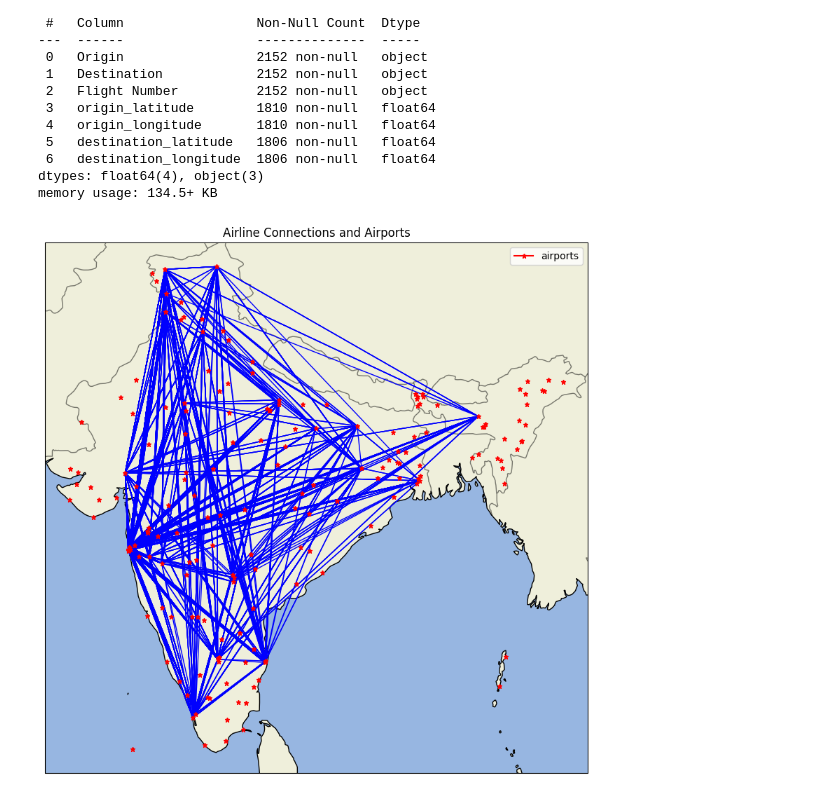
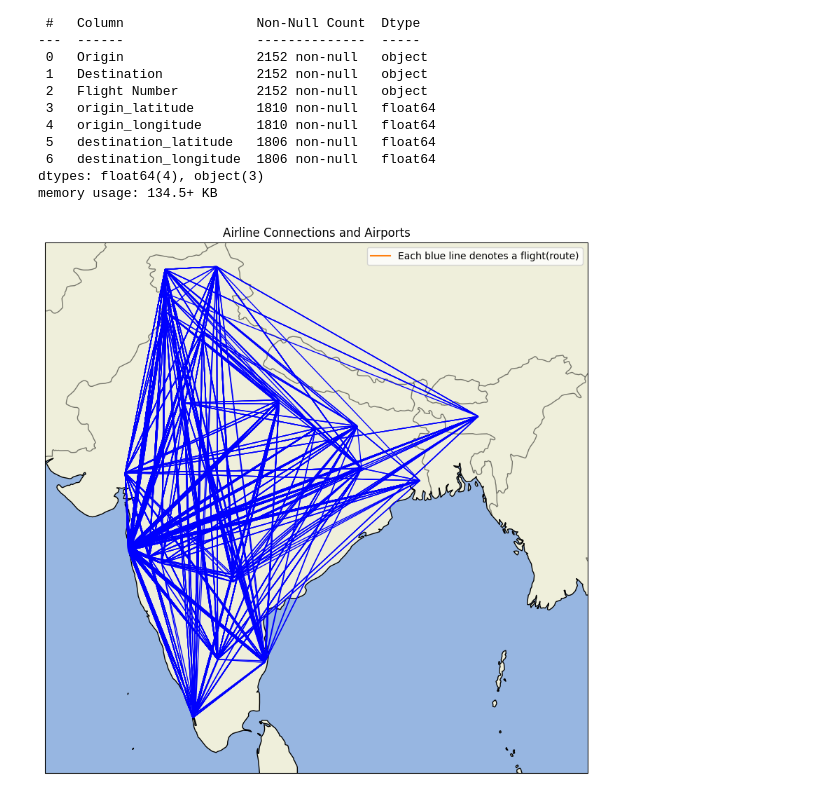
Before and after one commit to shubhamByte/Lab_Assignment_3, a Jupyter notebook: B20AI039_q2_lab_assignment3.ipynb, the cells around one changed output. Saved outputs shown, nothing was run; the diff lists cells and outputs as text; code cells hidden in the pictures.

```diff
--- a/B20AI039_q2_lab_assignment3.ipynb
+++ b/B20AI039_q2_lab_assignment3.ipynb
@@ -132,33 +132,33 @@ unique_flights_df = gpd.GeoDataFrame(unique_flights_df,
 
 # create a geopandas dataframe for the airports
 airports_df = gpd.GeoDataFrame(
     airport_cordinates, geometry=gpd.points_from_xy(airport_cordinates['longitude'], airport_cordinates['latitude']))
 
 # plot the connections and airports on a map
 fig = plt.figure(figsize=(10, 10))
 ax = fig.add_subplot(1, 1, 1, projection=ccrs.PlateCarree())
 
 # add countries as a basemap
 ax.add_feature(cartopy.feature.LAND)
 ax.add_feature(cartopy.feature.OCEAN)
 ax.add_feature(cartopy.feature.COASTLINE)
 cartopy.feature.STATES.with_scale('10m')
 ax.add_feature(cartopy.feature.BORDERS, linestyle='-', alpha=.5)
 
 # plot the connections
 unique_flights_df.plot(ax=ax, color='blue', linewidth=1)
 
 # plot the airports and annotate them with their index
 for i, row in airports_df.iterrows():
     if(i == 1):
-      ax.plot(row.geometry.x, row.geometry.y, marker='*', markersize=5, color='red',label = 'airports')
+      ax.plot(row.geometry.x, row.geometry.y,label = 'Each blue line denotes a flight(route)')
     else:
-      ax.plot(row.geometry.x, row.geometry.y, marker='*', markersize=5, color='red')
+      ax.plot(row.geometry.x, row.geometry.y)
 
 # set the title of the plot
 ax.set_title('Airline Connections and Airports')
 ax.legend()
 # show the plot
 plt.show()
 # %% [output]
-[figure, old version]
+[figure, new version]
```
Also changed, not shown: parts of 1 cell of this notebook.
